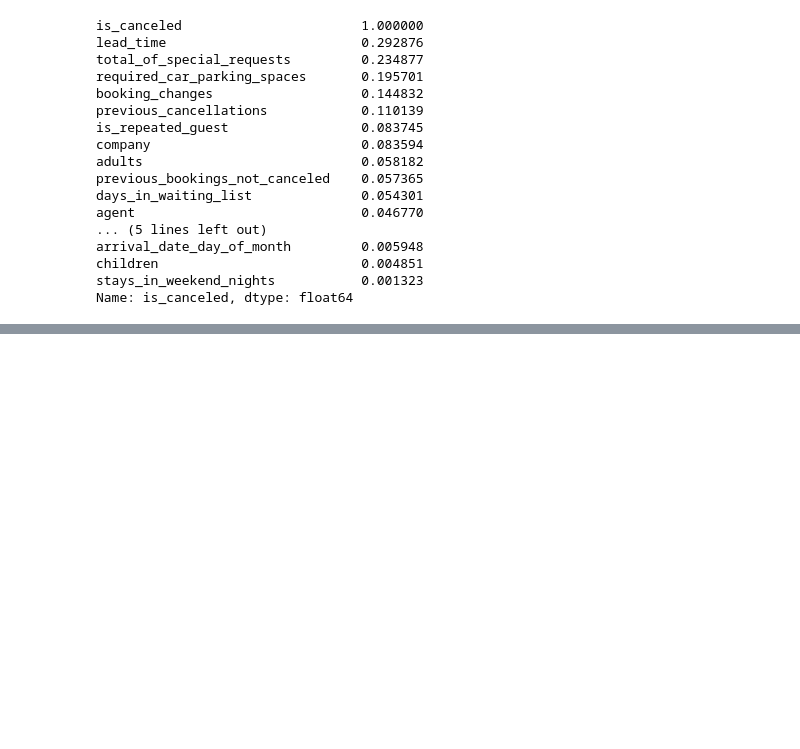
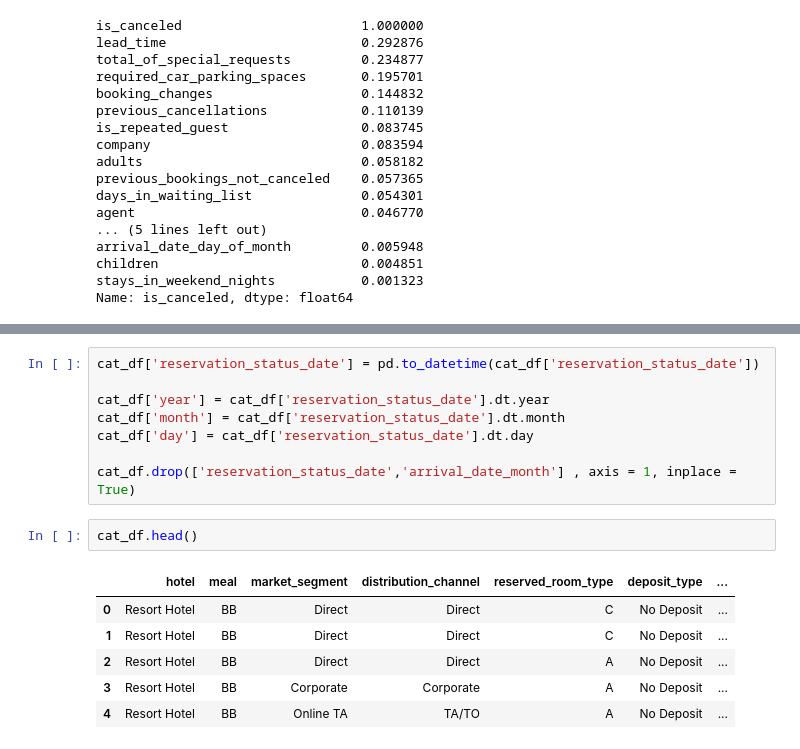
Before and after one commit to Mknz10/Proiect-Sisteme-Inteligente, a Jupyter notebook: BookingDemand.ipynb, the cells around one changed output, grey strips where cells are left out. Saved outputs shown, nothing was run; the diff lists cells and outputs as text; blank space fills up the shorter version.

```diff
--- a/BookingDemand.ipynb
+++ b/BookingDemand.ipynb
@@ -176,0 +248,17 @@ df.head()
+# %%
+cat_df['reservation_status_date'] = pd.to_datetime(cat_df['reservation_status_date'])
+
+cat_df['year'] = cat_df['reservation_status_date'].dt.year
+cat_df['month'] = cat_df['reservation_status_date'].dt.month
+cat_df['day'] = cat_df['reservation_status_date'].dt.day
+
+cat_df.drop(['reservation_status_date','arrival_date_month'] , axis = 1, inplace = True)
+# %%
+cat_df.head()
+# %% [output]
+|  | hotel | meal | market_segment | distribution_channel | reserved_room_type | deposit_type | ... |
+| 0 | Resort Hotel | BB | Direct | Direct | C | No Deposit | ... |
+| 1 | Resort Hotel | BB | Direct | Direct | C | No Deposit | ... |
+| 2 | Resort Hotel | BB | Direct | Direct | A | No Deposit | ... |
+| 3 | Resort Hotel | BB | Corporate | Corporate | A | No Deposit | ... |
+| 4 | Resort Hotel | BB | Online TA | TA/TO | A | No Deposit | ... |
```
Also changed, not shown: parts of 26 cells of this notebook.
